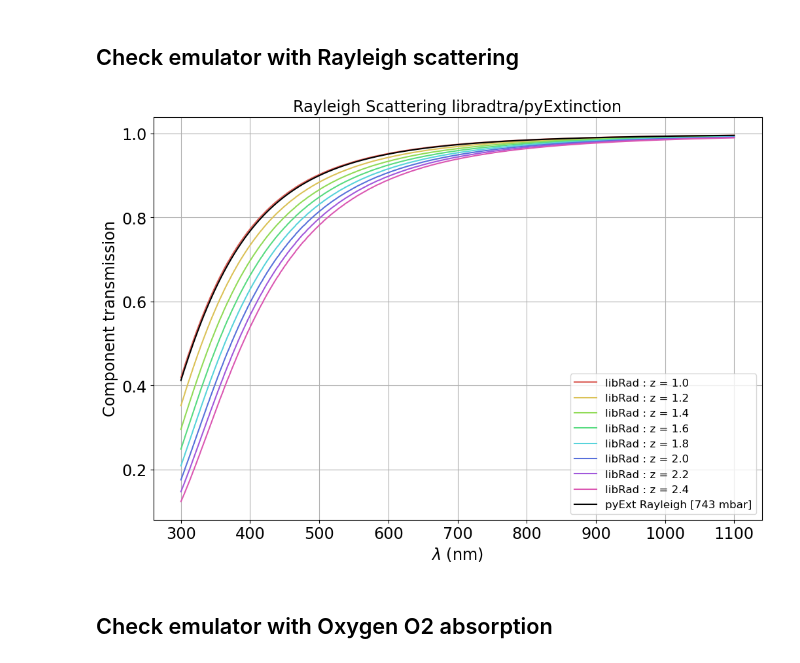
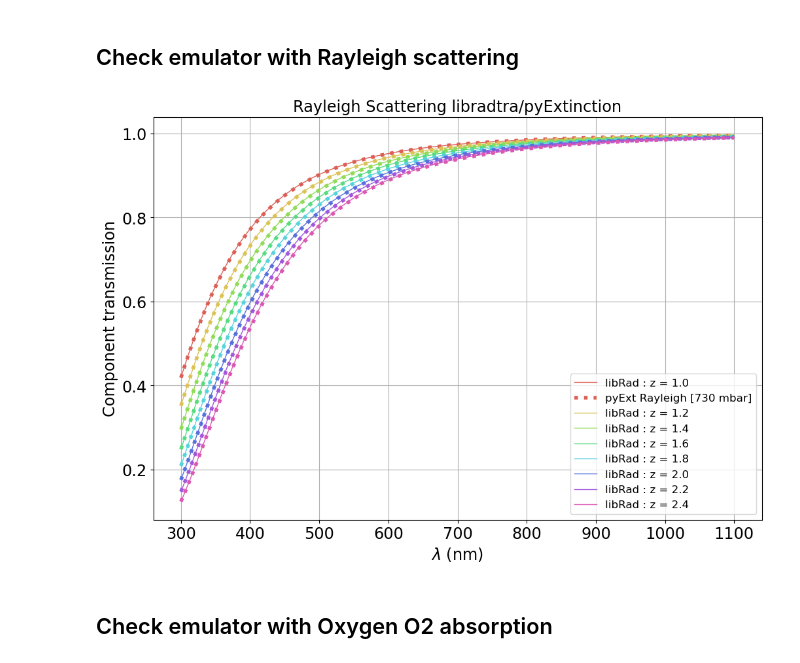
Before and after one commit to sylvielsstfr/AtmEmulator, a Jupyter notebook: SimpleEmulator/Compare_SimpleAtmosphericEmulator_pyExtinction.ipynb, the cells around one changed output. Drawn from its saved outputs; the diff is of its cells as text; code cells hidden in the pictures.

```diff
--- a/SimpleEmulator/Compare_SimpleAtmosphericEmulator_pyExtinction.ipynb
+++ b/SimpleEmulator/Compare_SimpleAtmosphericEmulator_pyExtinction.ipynb
@@ -364,7 +364,7 @@ pyE_O3Template = 'data/ozoneTemplate.fits'
 # %%
 pyExt_model = ExtinctionModel(WL*10.)
 # %%
-pyE_press = 743
+pyE_press = 730
 pyE_o3 = 600.
 pyE_tau = 0.05
 pyE_ang = 1.3
@@ -389,19 +389,22 @@ pyExt_model.__str__()
 # %%
 fig = plt.figure(figsize=(12,8))
 ax=fig.add_subplot()
 for idx,am in enumerate(airmasses):
 
     transm = emul.GetRayleighTransparencyArray(WL,am)
     label = f"libRad : z = {am:.1f}"
-    ax.plot(WL,transm,color=hls_colors[idx],label=label)
-ax.plot(WL,np.exp(-pyE_opticalindexes[0,:]),color="k",label=pyE_label1)
+    ax.plot(WL,transm,'-',color=hls_colors[idx],label=label,lw=1)
+    if idx==0:
+        ax.plot(WL,np.exp(-pyE_opticalindexes[0,:]*am),":",color=hls_colors[idx],lw=4,label=pyE_label1)
+    else:
+        ax.plot(WL,np.exp(-pyE_opticalindexes[0,:]*am),":",color=hls_colors[idx],lw=4)
 ax.set_ylabel("Component transmission")
 ax.set_xlabel("$\\lambda$ (nm)")
 ax.legend()
 ax.set_title("Rayleigh Scattering libradtra/pyExtinction")
 ax.grid()
 # %% [output]
-[figure, old version]
+[figure, new version]
 # %% [markdown]
 ## Check emulator with Oxygen O2 absorption
 # %%
```
Also changed, not shown: parts of 20 cells of this notebook, 3 other files.
